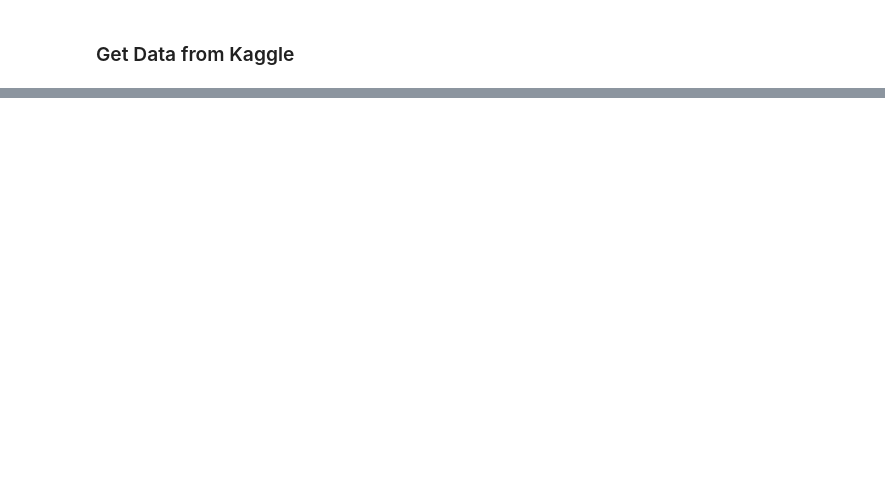
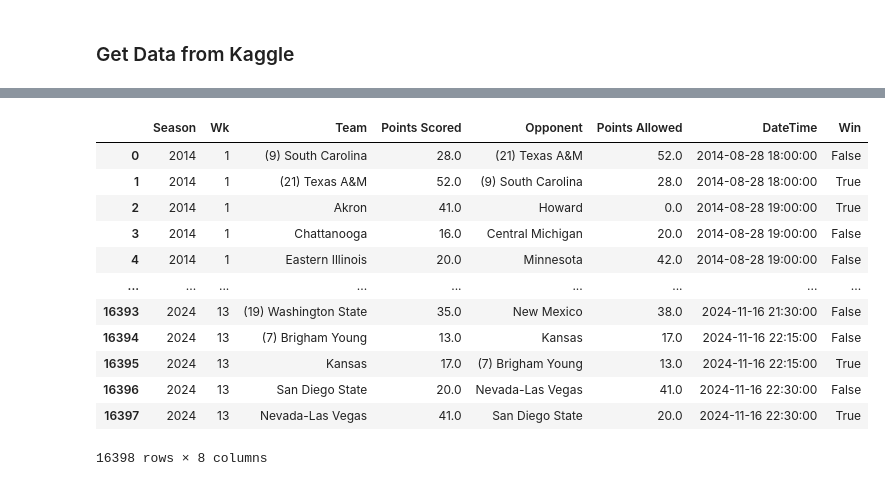
Before and after one commit to mehrazahsan/CS-7375-, a Jupyter notebook: get_data.ipynb, the cells around one changed output, grey strips where cells are left out. Cells and saved outputs as stored; diff of their text form; code cells hidden in the pictures; blank space fills up the shorter version.

```diff
--- a/get_data.ipynb
+++ b/get_data.ipynb
@@ -19,0 +221,19 @@ Downloading college-football-team-stats-2019.zip to /Users/cartermondy/Documents
+# %%
+# Sort data by DateTime so everything is synchronized
+df = reshaped_df.sort_values("DateTime")
+df = df.reset_index(drop=True)
+df
+# %% [output]
+|  | Season | Wk | Team | Points Scored | Opponent | Points Allowed | DateTime | Win |
+| 0 | 2014 | 1 | (9) South Carolina | 28.0 | (21) Texas A&M | 52.0 | 2014-08-28 18:00:00 | False |
+| 1 | 2014 | 1 | (21) Texas A&M | 52.0 | (9) South Carolina | 28.0 | 2014-08-28 18:00:00 | True |
+| 2 | 2014 | 1 | Akron | 41.0 | Howard | 0.0 | 2014-08-28 19:00:00 | True |
+| 3 | 2014 | 1 | Chattanooga | 16.0 | Central Michigan | 20.0 | 2014-08-28 19:00:00 | False |
+| 4 | 2014 | 1 | Eastern Illinois | 20.0 | Minnesota | 42.0 | 2014-08-28 19:00:00 | False |
+| ... | ... | ... | ... | ... | ... | ... | ... | ... |
+| 16393 | 2024 | 13 | (19) Washington State | 35.0 | New Mexico | 38.0 | 2024-11-16 21:30:00 | False |
+| 16394 | 2024 | 13 | (7) Brigham Young | 13.0 | Kansas | 17.0 | 2024-11-16 22:15:00 | False |
+| 16395 | 2024 | 13 | Kansas | 17.0 | (7) Brigham Young | 13.0 | 2024-11-16 22:15:00 | True |
+| 16396 | 2024 | 13 | San Diego State | 20.0 | Nevada-Las Vegas | 41.0 | 2024-11-16 22:30:00 | False |
+| 16397 | 2024 | 13 | Nevada-Las Vegas | 41.0 | San Diego State | 20.0 | 2024-11-16 22:30:00 | True |
+16398 rows × 8 columns
```
Also changed, not shown: parts of 13 cells of this notebook.
